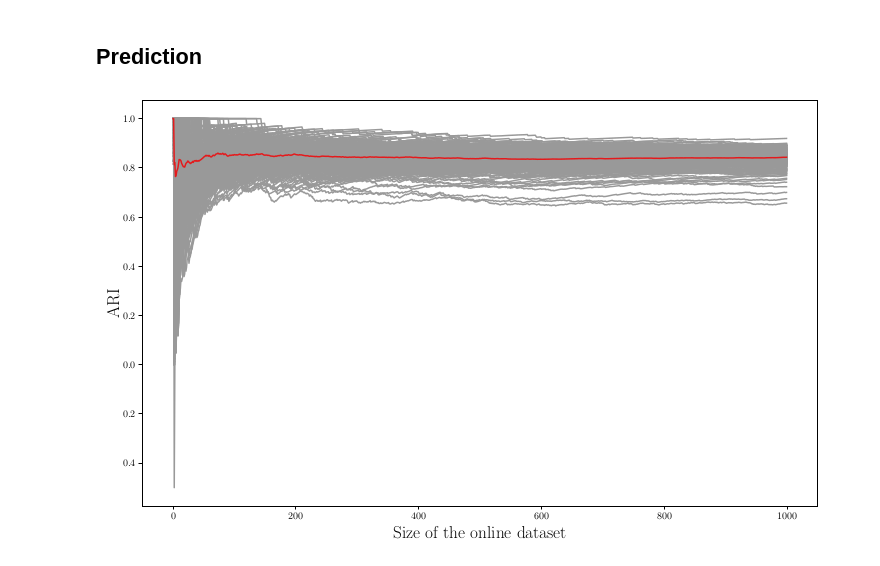
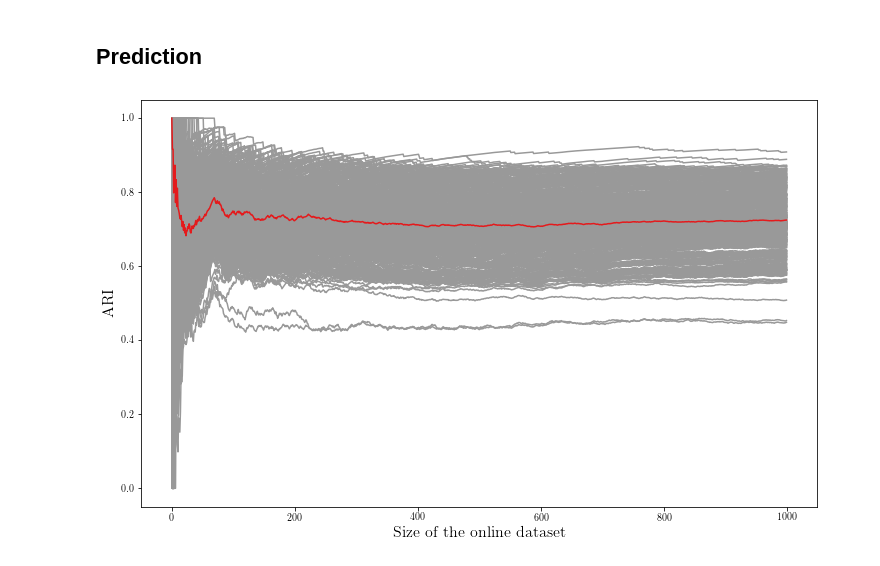
Before and after one commit to StevenGolovkine/fcubt, a Jupyter notebook: scenario_1/09-results.ipynb, the cells around one changed output. Saved outputs shown, nothing was run; the diff lists cells and outputs as text; code cells hidden in the pictures.

Commit message:
Add prediction results

```diff
--- a/scenario_1/09-results.ipynb
+++ b/scenario_1/09-results.ipynb
@@ -160,21 +160,27 @@ plt.savefig('./figures/comparison_scenario_1.pdf')
 [figure]
 # %% [markdown]
 ## Prediction
-# %%
-with open('./results/results_fcubt_prediction.pkl', 'rb') as f:
-    results_pred = pickle.load(f)
+# %%
+with open('./results/results_fcubt_prediction_200.pkl', 'rb') as f:
+    results_pred_200 = pickle.load(f)
+with open('./results/results_fcubt_prediction_500.pkl', 'rb') as f:
+    results_pred_500 = pickle.load(f)
+with open('./results/results_fcubt_prediction_1000.pkl', 'rb') as f:
+    results_pred_1000 = pickle.load(f)
 # %%
-results_pred_array = np.empty((500, 1000))
-for idx in range(len(results_pred)):
-    results_pred_array[idx, :] = results_pred[idx]
+results_pred_array = np.empty((500, 1000, 3))
+for idx in range(len(results_pred_200)):
+    results_pred_array[idx, :, 0] = results_pred_200[idx]
+    results_pred_array[idx, :, 1] = results_pred_500[idx]
+    results_pred_array[idx, :, 2] = results_pred_1000[idx]
 # %%
 plt.figure(figsize=(10, 6.21), constrained_layout=True)
-for idx in range(len(results_pred)):
-    plt.plot(results_pred_array[idx, :], c=COLORS[6])
-plt.plot(results_pred_array.mean(axis=0), c=COLORS[-2])
+for idx in range(len(results_pred_200)):
+    plt.plot(results_pred_array[idx, :, 0], c=COLORS[6])
+plt.plot(results_pred_array[:, :, 0].mean(axis=0), c=COLORS[-2])
 
 plt.ylabel('ARI', size=16)
 plt.xlabel('Size of the online dataset', size=16)
-plt.savefig('./figures/prediction_scenario_1.pdf')
+plt.savefig('./figures/prediction_200_scenario_1.pdf')
 # %% [output]
-[figure, old version]
+[figure, new version]
```
Also changed, not shown: parts of 3 cells of this notebook, 23 other files.
